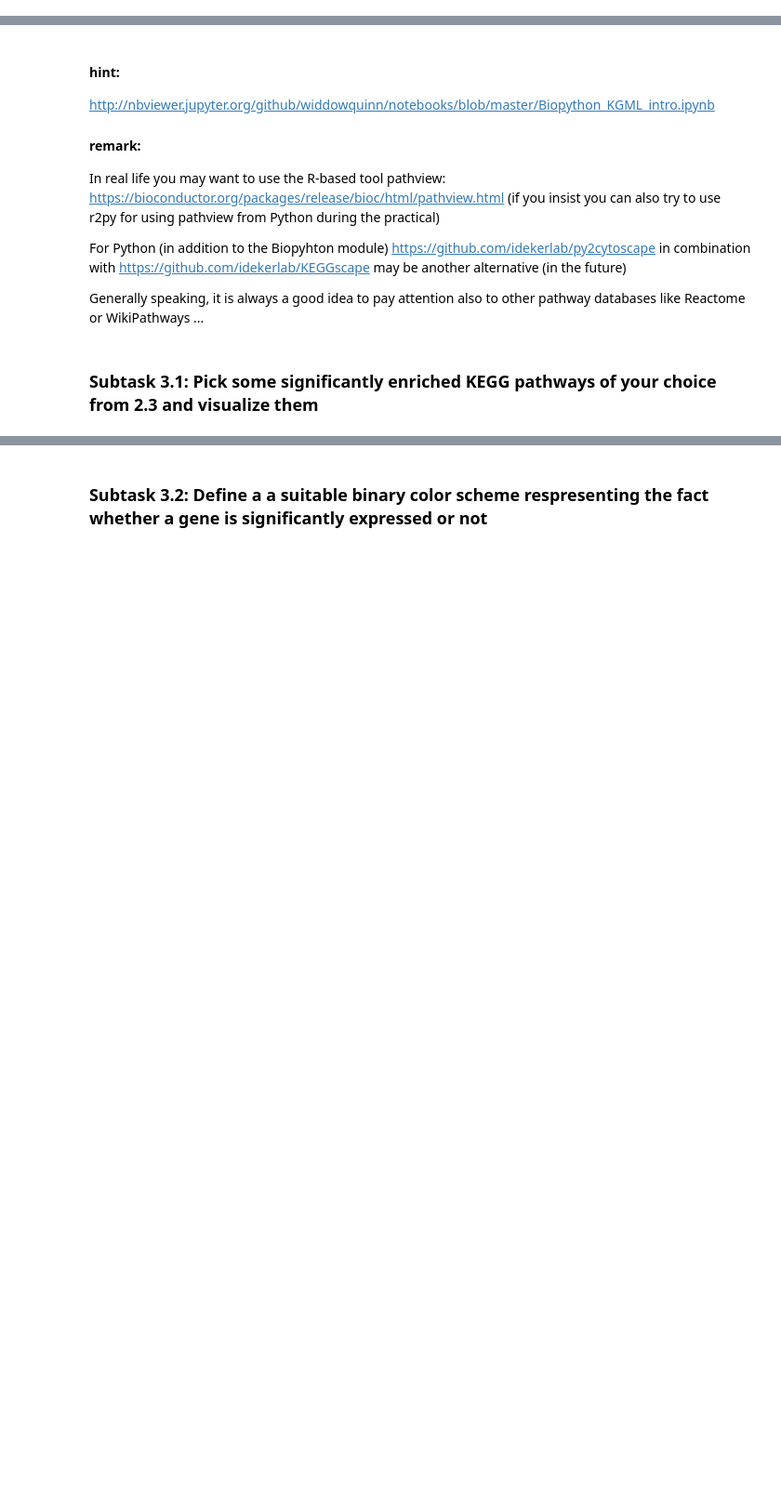
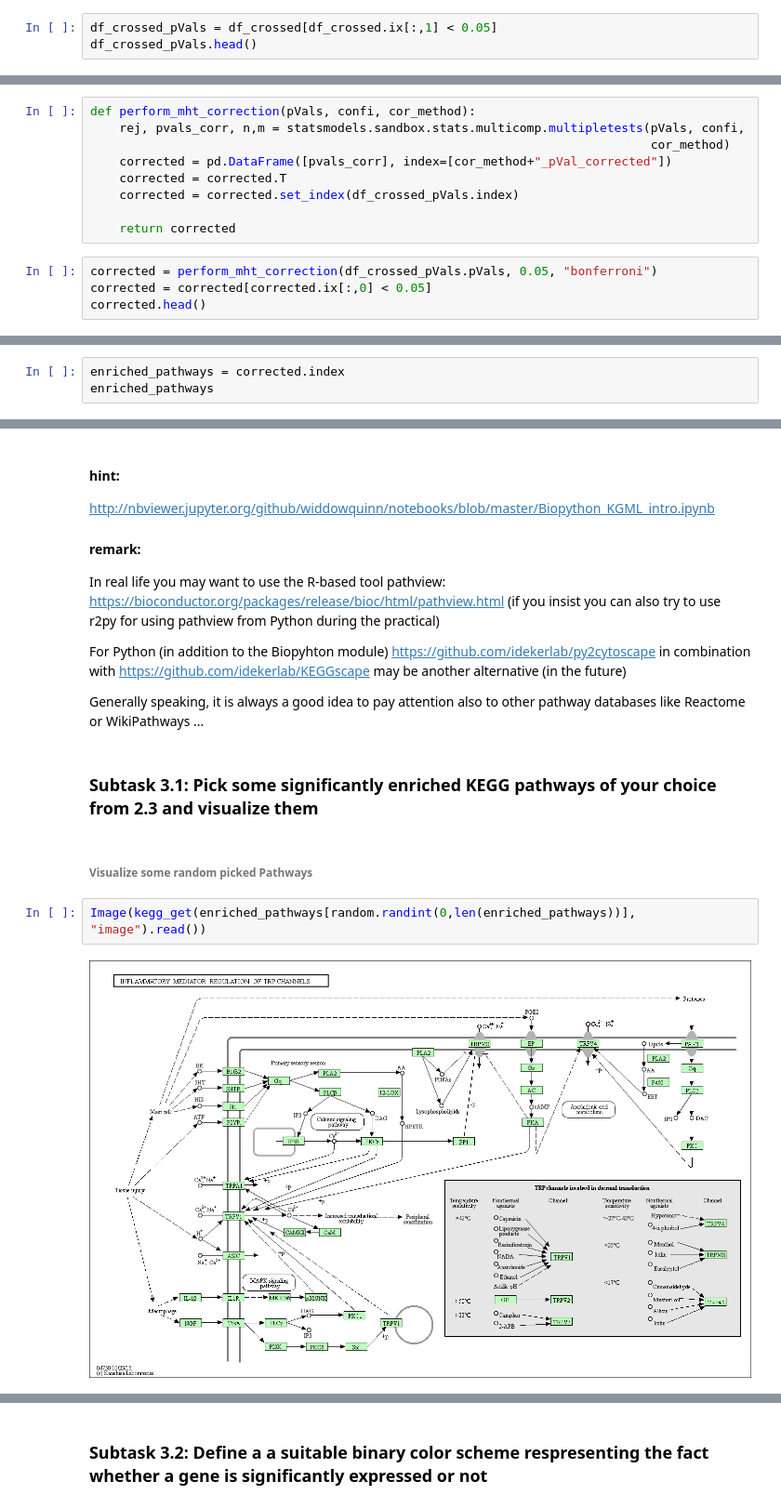
Before and after one commit to MeeNot/Integrated_Bioinformatics, a Jupyter notebook: notebooks/DayY_Pathways.ipynb, the cells around one changed output, grey strips where cells are left out. Shown at 93% size. Drawn from its saved outputs; the diff is of its cells as text; blank space fills up the shorter version.

```diff
--- a/notebooks/DayY_Pathways.ipynb
+++ b/notebooks/DayY_Pathways.ipynb
@@ -249,0 +358,3 @@ cross_table
+# %%
+df_crossed_pVals = df_crossed[df_crossed.ix[:,1] < 0.05]
+df_crossed_pVals.head()
@@ -249,0 +388,13 @@ cross_table
+# %%
+def perform_mht_correction(pVals, confi, cor_method):
+    rej, pvals_corr, n,m = statsmodels.sandbox.stats.multicomp.multipletests(pVals, confi,
+                                                                             cor_method)
+    corrected = pd.DataFrame([pvals_corr], index=[cor_method+"_pVal_corrected"])
+    corrected = corrected.T
+    corrected = corrected.set_index(df_crossed_pVals.index)
+
+    return corrected
+# %%
+corrected = perform_mht_correction(df_crossed_pVals.pVals, 0.05, "bonferroni")
+corrected = corrected[corrected.ix[:,0] < 0.05]
+corrected.head()
@@ -250,2 +409,5 @@ cross_table
 # %% [markdown]
 ### Subtask 2.3: Extract a list of significantly (at 0.05 significance) enriched KEGG pathways
+# %%
+enriched_pathways = corrected.index
+enriched_pathways
@@ -265,3 +436,9 @@ For Python (in addition to the Biopyhton module) https://github.com/idekerlab/py
 Generally speaking, it is always a good idea to pay attention also to other pathway databases like Reactome or WikiPathways ...
 # %% [markdown]
 ### Subtask 3.1: Pick some significantly enriched KEGG pathways of your choice from 2.3 and visualize them
+# %% [markdown]
+###### Visualize some random picked Pathways
+# %%
+Image(kegg_get(enriched_pathways[random.randint(0,len(enriched_pathways))], "image").read())
+# %% [output]
+[figure, added]
```
Also changed, not shown: parts of 32 cells of this notebook.
